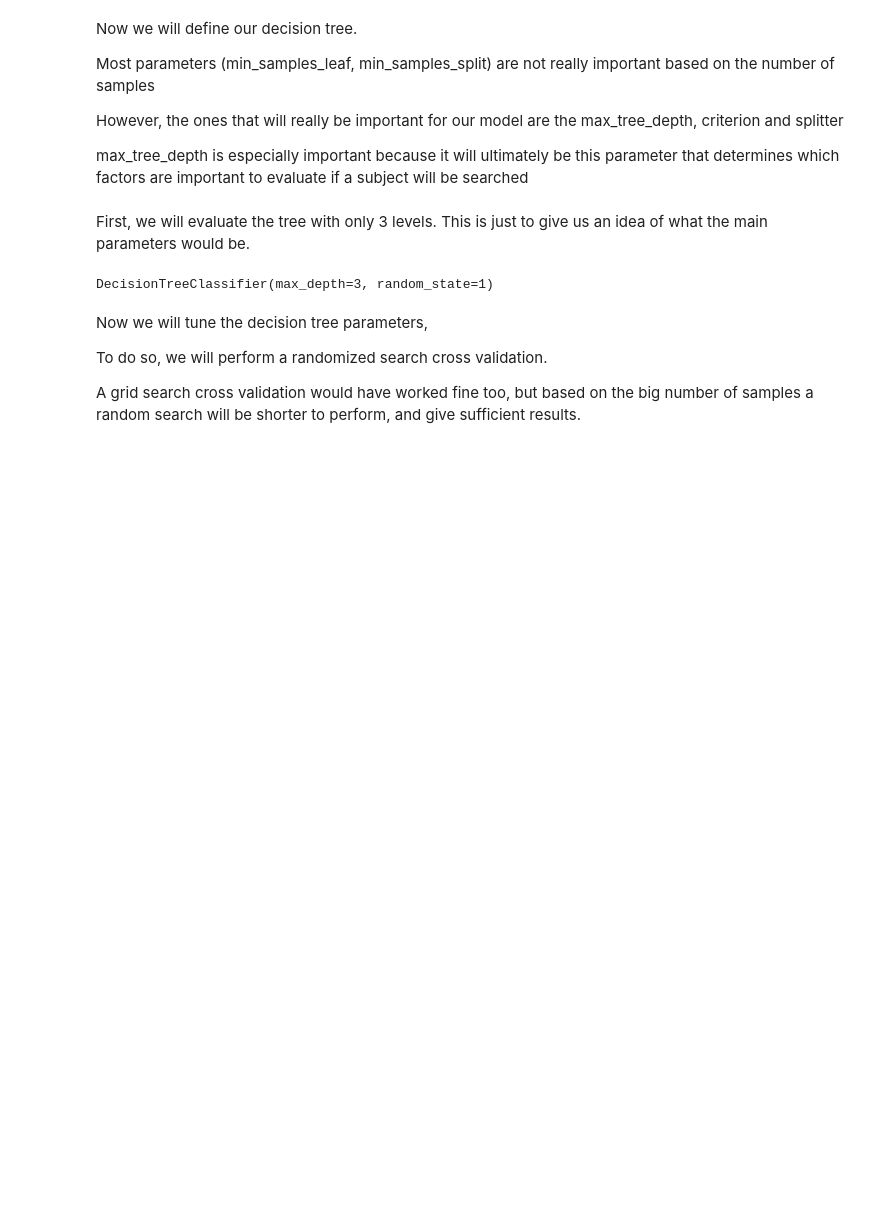
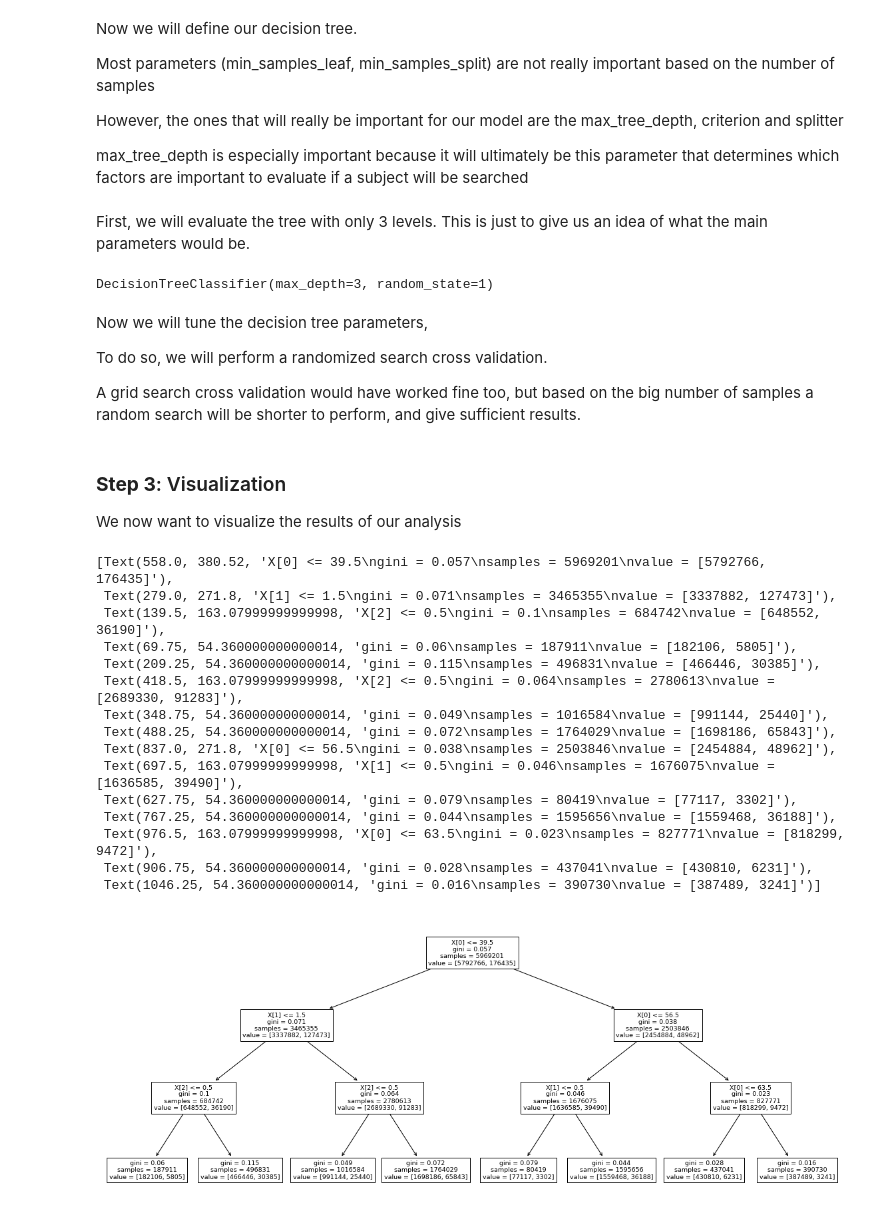
Before and after one commit to epfl-ada/ada-2020-project-milestone-p3-p3_devilllino, a Jupyter notebook: milestone_3.ipynb, the cells around one changed output. Cells and saved outputs as stored; diff of their text form; code cells hidden in the pictures; blank space fills up the shorter version.

Commit message:
First visualization

```diff
--- a/milestone_3.ipynb
+++ b/milestone_3.ipynb
@@ -334,3 +331,26 @@ To do so, we will perform a randomized search cross validation.
 A grid search cross validation would have worked fine too, but based on the big number of samples a random search will be shorter to perform, and give sufficient results.
 # %%
 #distributions = {'max_tree_depth' : np.arange(1,10),'criterion' : ['gini,entropy'],'splitter' : ['best','random']}
+# %% [markdown]
+### **Step 3**:  Visualization
+We now want to visualize the results of our analysis
+# %%
+fig, axis = plt.subplots(figsize=(20, 8))
+plot_tree(WA_tree_example, ax=axis)
+# %% [output]
+[Text(558.0, 380.52, 'X[0] <= 39.5\ngini = 0.057\nsamples = 5969201\nvalue = [5792766, 176435]'),
+ Text(279.0, 271.8, 'X[1] <= 1.5\ngini = 0.071\nsamples = 3465355\nvalue = [3337882, 127473]'),
+ Text(139.5, 163.07999999999998, 'X[2] <= 0.5\ngini = 0.1\nsamples = 684742\nvalue = [648552, 36190]'),
+ Text(69.75, 54.360000000000014, 'gini = 0.06\nsamples = 187911\nvalue = [182106, 5805]'),
+ Text(209.25, 54.360000000000014, 'gini = 0.115\nsamples = 496831\nvalue = [466446, 30385]'),
+ Text(418.5, 163.07999999999998, 'X[2] <= 0.5\ngini = 0.064\nsamples = 2780613\nvalue = [2689330, 91283]'),
+ Text(348.75, 54.360000000000014, 'gini = 0.049\nsamples = 1016584\nvalue = [991144, 25440]'),
+ Text(488.25, 54.360000000000014, 'gini = 0.072\nsamples = 1764029\nvalue = [1698186, 65843]'),
+ Text(837.0, 271.8, 'X[0] <= 56.5\ngini = 0.038\nsamples = 2503846\nvalue = [2454884, 48962]'),
+ Text(697.5, 163.07999999999998, 'X[1] <= 0.5\ngini = 0.046\nsamples = 1676075\nvalue = [1636585, 39490]'),
+ Text(627.75, 54.360000000000014, 'gini = 0.079\nsamples = 80419\nvalue = [77117, 3302]'),
+ Text(767.25, 54.360000000000014, 'gini = 0.044\nsamples = 1595656\nvalue = [1559468, 36188]'),
+ Text(976.5, 163.07999999999998, 'X[0] <= 63.5\ngini = 0.023\nsamples = 827771\nvalue = [818299, 9472]'),
+ Text(906.75, 54.360000000000014, 'gini = 0.028\nsamples = 437041\nvalue = [430810, 6231]'),
+ Text(1046.25, 54.360000000000014, 'gini = 0.016\nsamples = 390730\nvalue = [387489, 3241]')]
+[figure, added]
```
Also changed, not shown: parts of 4 cells of this notebook.
